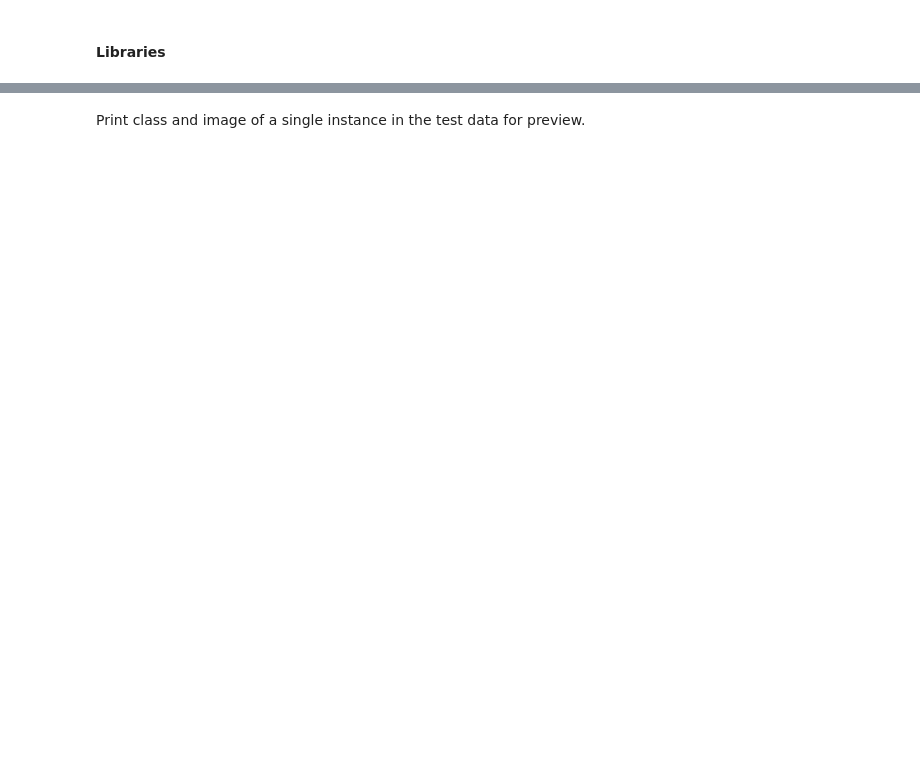
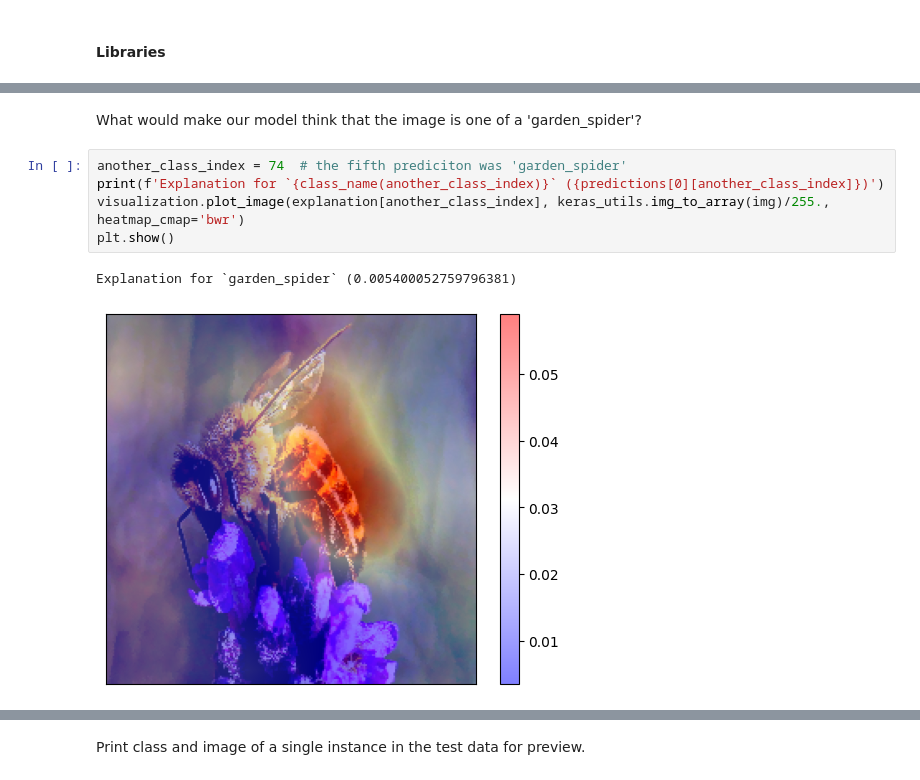
Before and after one commit to dianna-ai/dianna, a Jupyter notebook: tutorials/overview.ipynb, the cells around one changed output, grey strips where cells are left out. Drawn from its saved outputs; the diff is of its cells as text; blank space fills up the shorter version.

```diff
--- a/tutorials/overview.ipynb
+++ b/tutorials/overview.ipynb
@@ -37,0 +296,10 @@ random.seed(42)
+# %% [markdown]
+What would make our model think that the image is one of a 'garden_spider'?
+# %%
+another_class_index = 74  # the fifth prediciton was 'garden_spider'
+print(f'Explanation for `{class_name(another_class_index)}` ({predictions[0][another_class_index]})')
+visualization.plot_image(explanation[another_class_index], keras_utils.img_to_array(img)/255., heatmap_cmap='bwr')
+plt.show()
+# %% [output]
+Explanation for `garden_spider` (0.005400052759796381)
+[figure, added]
```
Also changed, not shown: parts of 51 cells of this notebook.
